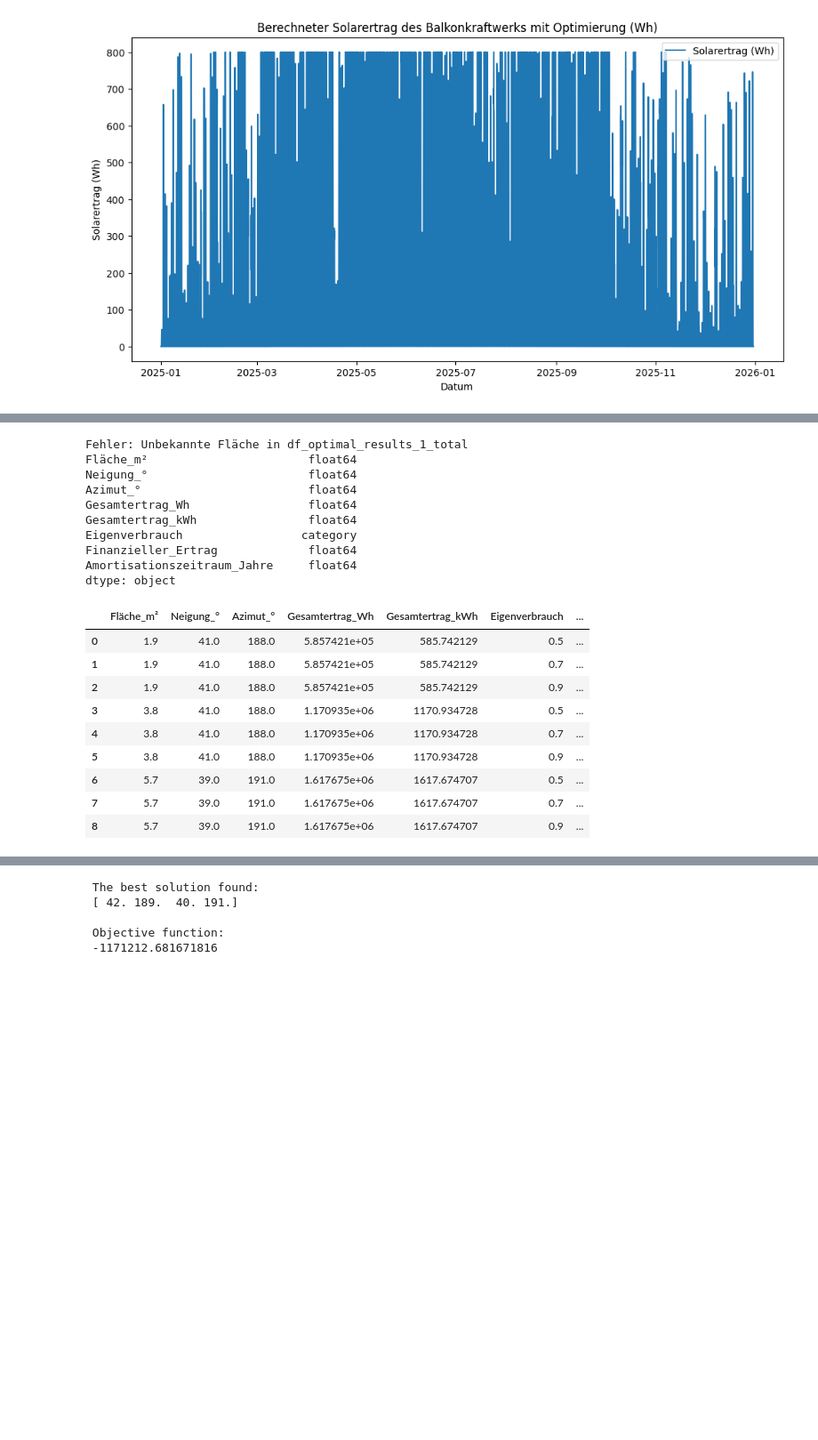
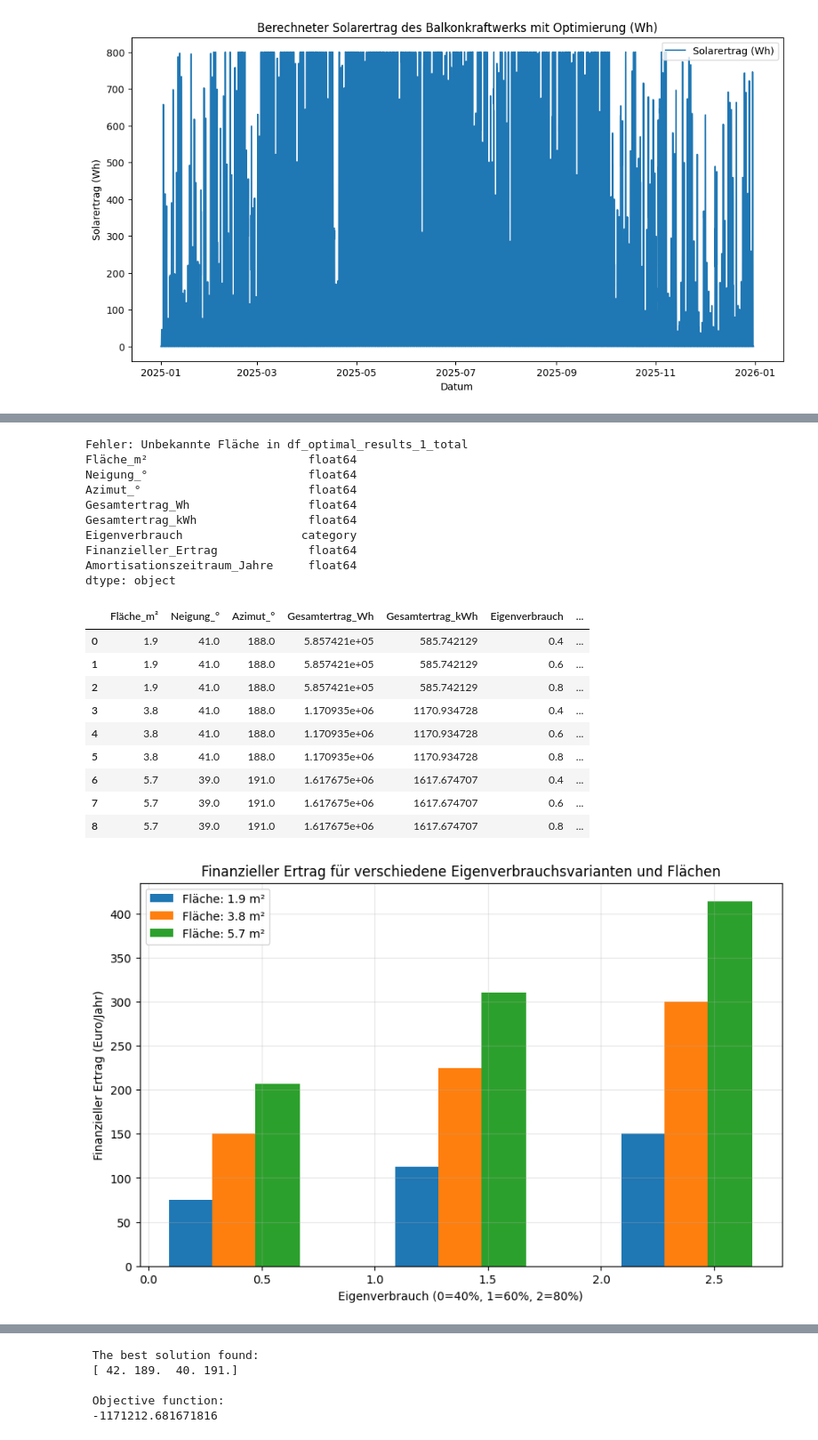
Before and after one commit to tomku44/Stackfuel-DPP, a Jupyter notebook: notebooks/Balkonkraftwerk neuy.ipynb, the cells around one changed output, grey strips where cells are left out. Shown at 89% size. Cells and saved outputs as stored; diff of their text form; code cells hidden in the pictures; blank space fills up the shorter version.

```diff
--- a/notebooks/Balkonkraftwerk neuy.ipynb
+++ b/notebooks/Balkonkraftwerk neuy.ipynb
@@ -36,9 +36,9 @@ wechselrichter_leistungsgrenze = 800    # Maximale Leistung des Wechselrichters
 kosten_pro_kwh = 0.32  # Kosten pro kWh in Euro
 
 # Eigenverbrauch in Prozent
-eigenverbrauch_gering = 0.50  # 50% Eigenverbrauch
-eigenverbrauch_mittel = 0.70  # 70% Eigenverbrauch
-eigenverbrauch_hoch = 0.90    # 90% Eigenverbrauch
+eigenverbrauch_gering = 0.40  # 40% Eigenverbrauch
+eigenverbrauch_mittel = 0.60  # 60% Eigenverbrauch
+eigenverbrauch_hoch = 0.80    # 80% Eigenverbrauch
 
 # Kosten für das Balkonkraftwerk
 balkonkraftwerk_kosten_1_modul = 229 + 59    # Kosten für ein Modul in Euro + 59 Versandkosten
@@ -487,40 +567,65 @@ for _, row in df_optimal_results_1.iterrows():
         new_row['Finanzieller_Ertrag'] = row['Gesamtertrag_kWh'] * kosten_pro_kwh * eigenverbrauch
         df_optimal_results_1_total = pd.concat([df_optimal_results_1_total, new_row.to_frame().T], ignore_index=True)
 
 # Umwandeln der Eigenverbrauchs-Spalte in den Datentyp 'category' für bessere Übersicht und Performance
 df_optimal_results_1_total['Eigenverbrauch'] = df_optimal_results_1_total['Eigenverbrauch'].astype('category')
 
 # Berechnen des Amortisationszeitraums in Jahren für jede Zeile im DataFrame basierend auf der Fläche und den Kosten
 for row in df_optimal_results_1_total.itertuples():
     if df_optimal_results_1_total.loc[row.Index, 'Fläche_m²'] == balkonkraftwerk_fläche:
         df_optimal_results_1_total.loc[row.Index, 'Amortisationszeitraum_Jahre'] = balkonkraftwerk_kosten_1_modul / df_optimal_results_1_total.loc[row.Index, 'Finanzieller_Ertrag']
     elif df_optimal_results_1_total.loc[row.Index, 'Fläche_m²'] == balkonkraftwerk_fläche * 2:
         df_optimal_results_1_total.loc[row.Index, 'Amortisationszeitraum_Jahre'] = balkonkraftwerk_kosten_2_module / df_optimal_results_1_total.loc[row.Index, 'Finanzieller_Ertrag']
     elif df_optimal_results_1_total.loc[row.Index, 'Fläche_m²'] == balkonkraftwerk_fläche * 3:
         df_optimal_results_1_total.loc[row.Index, 'Amortisationszeitraum_Jahre'] = balkonkraftwerk_kosten_3_module / df_optimal_results_1_total.loc[row.Index, 'Finanzieller_Ertrag']
 else:
     print("Fehler: Unbekannte Fläche in df_optimal_results_1_total")
 
 print(df_optimal_results_1_total.dtypes)
-df_optimal_results_1_total
+display(df_optimal_results_1_total)
+
+# Plotten des finanziellen Ertrags für die Eigenverbrauchsvarianten für jede Fläche als Balkendiagramm
+plt.figure(figsize=(10, 6))
+for fläche in df_optimal_results_1_total['Fläche_m²'].unique():
+    subset = df_optimal_results_1_total[df_optimal_results_1_total['Fläche_m²'] == fläche]
+    plt.bar(subset['Eigenverbrauch'].cat.codes + (fläche / 10), subset['Finanzieller_Ertrag'], width=0.2, label=f'Fläche: {fläche.round(1)} m²')
+plt.xlabel('Eigenverbrauch (0=40%, 1=60%, 2=80%)')
+plt.ylabel('Finanzieller Ertrag (Euro/Jahr)')
+plt.title('Finanzieller Ertrag für verschiedene Eigenverbrauchsvarianten und Flächen')
+plt.legend()
+plt.grid(True, alpha=0.3)
+plt.show()
+
+# Plotten des Amortisationszeitraums für die Eigenverbrauchsvarianten für jede Fläche als Balkendiagramm
+plt.figure(figsize=(10, 6))
+for fläche in df_optimal_results_1_total['Fläche_m²'].unique():
+    subset = df_optimal_results_1_total[df_optimal_results_1_total['Fläche_m²'] == fläche]
+    plt.bar(subset['Eigenverbrauch'].cat.codes + (fläche / 10), subset['Amortisationszeitraum_Jahre'], width=0.2, label=f'Fläche: {fläche.round(1)} m²')
+plt.xlabel('Eigenverbrauch (0=40%, 1=60%, 2=80%)')
+plt.ylabel('Amortisationszeitraum (Jahre)')
+plt.title('Amortisationszeitraum für verschiedene Eigenverbrauchsvarianten und Flächen')
+plt.legend()
+plt.grid(True, alpha=0.3)
+plt.show()
 # %% [output]
 Fehler: Unbekannte Fläche in df_optimal_results_1_total
 Fläche_m²                       float64
 Neigung_°                       float64
 Azimut_°                        float64
 Gesamtertrag_Wh                 float64
 Gesamtertrag_kWh                float64
 Eigenverbrauch                 category
 Finanzieller_Ertrag             float64
 Amortisationszeitraum_Jahre     float64
 dtype: object
 |  | Fläche_m² | Neigung_° | Azimut_° | Gesamtertrag_Wh | Gesamtertrag_kWh | Eigenverbrauch | ... |
-| 0 | 1.9 | 41.0 | 188.0 | 5.857421e+05 | 585.742129 | 0.5 | ... |
-| 1 | 1.9 | 41.0 | 188.0 | 5.857421e+05 | 585.742129 | 0.7 | ... |
-| 2 | 1.9 | 41.0 | 188.0 | 5.857421e+05 | 585.742129 | 0.9 | ... |
-| 3 | 3.8 | 41.0 | 188.0 | 1.170935e+06 | 1170.934728 | 0.5 | ... |
-| 4 | 3.8 | 41.0 | 188.0 | 1.170935e+06 | 1170.934728 | 0.7 | ... |
-| 5 | 3.8 | 41.0 | 188.0 | 1.170935e+06 | 1170.934728 | 0.9 | ... |
-| 6 | 5.7 | 39.0 | 191.0 | 1.617675e+06 | 1617.674707 | 0.5 | ... |
-| 7 | 5.7 | 39.0 | 191.0 | 1.617675e+06 | 1617.674707 | 0.7 | ... |
-| 8 | 5.7 | 39.0 | 191.0 | 1.617675e+06 | 1617.674707 | 0.9 | ... |
+| 0 | 1.9 | 41.0 | 188.0 | 5.857421e+05 | 585.742129 | 0.4 | ... |
+| 1 | 1.9 | 41.0 | 188.0 | 5.857421e+05 | 585.742129 | 0.6 | ... |
+| 2 | 1.9 | 41.0 | 188.0 | 5.857421e+05 | 585.742129 | 0.8 | ... |
+| 3 | 3.8 | 41.0 | 188.0 | 1.170935e+06 | 1170.934728 | 0.4 | ... |
+| 4 | 3.8 | 41.0 | 188.0 | 1.170935e+06 | 1170.934728 | 0.6 | ... |
+| 5 | 3.8 | 41.0 | 188.0 | 1.170935e+06 | 1170.934728 | 0.8 | ... |
+| 6 | 5.7 | 39.0 | 191.0 | 1.617675e+06 | 1617.674707 | 0.4 | ... |
+| 7 | 5.7 | 39.0 | 191.0 | 1.617675e+06 | 1617.674707 | 0.6 | ... |
+| 8 | 5.7 | 39.0 | 191.0 | 1.617675e+06 | 1617.674707 | 0.8 | ... |
+[figure, added]
```
Also changed, not shown: parts of 5 cells of this notebook.
